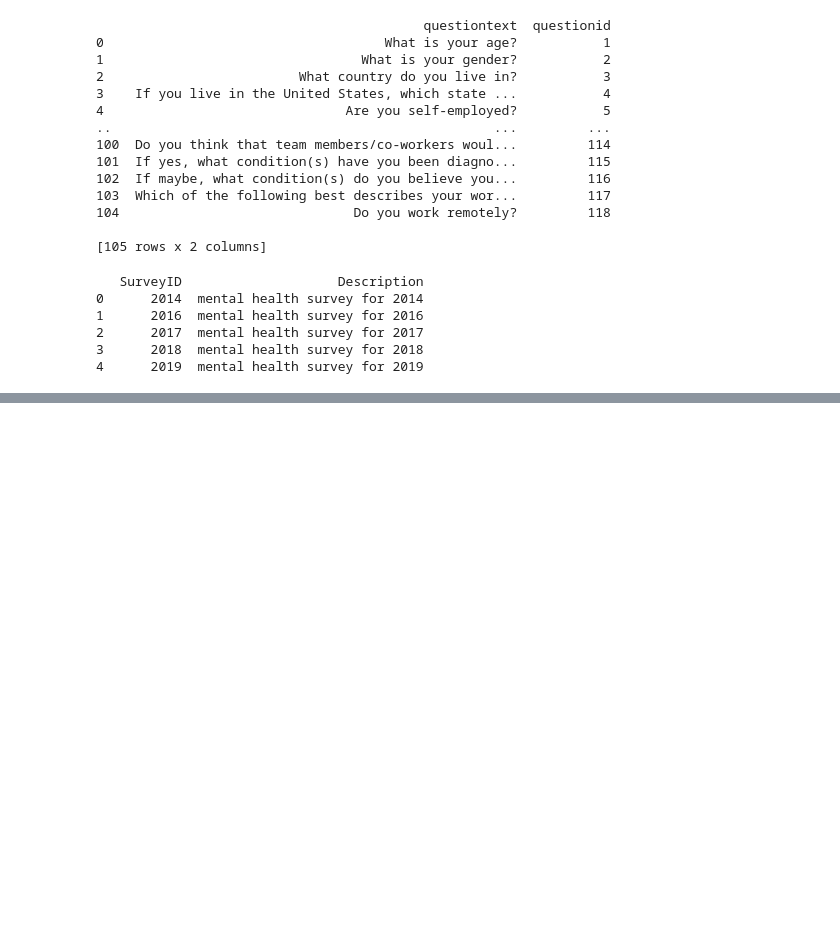
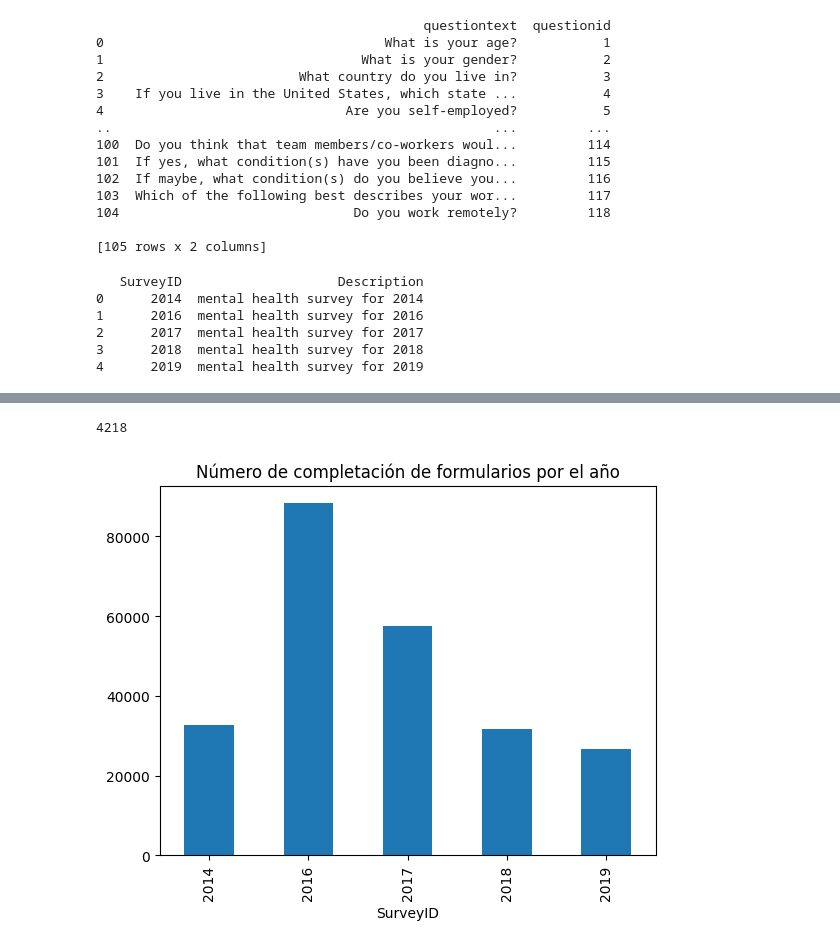
Before and after one commit to Imbravo/mentalhealth, a Jupyter notebook: mentalhealth.ipynb, the cells around one changed output, grey strips where cells are left out. Saved outputs shown, nothing was run; the diff lists cells and outputs as text; code cells hidden in the pictures; blank space fills up the shorter version.

Commit message:
-Inicio de eda -Plot de numero de formularios completados -Plot de dist de edades

```diff
--- a/mentalhealth.ipynb
+++ b/mentalhealth.ipynb
@@ -50,3 +50,8 @@ print(survey)
 2      2017  mental health survey for 2017
 3      2018  mental health survey for 2018
 4      2019  mental health survey for 2019
+# %%
+obj = client.get_object(Bucket='saludmental', Key='answer.csv')
+response = obj['Body']
+answer = pd.read_csv(response)
+print(answer)
@@ -52,0 +128,8 @@ print(survey)
+# %%
+answer.UserID.nunique()
+# %% [output]
+4218
+# %%
+dist_survey = answer.groupby('SurveyID')['UserID'].count().plot.bar(title='Número de completación de formularios por el año')
+# %% [output]
+[figure, added]
```
Also changed, not shown: parts of 12 cells of this notebook.
